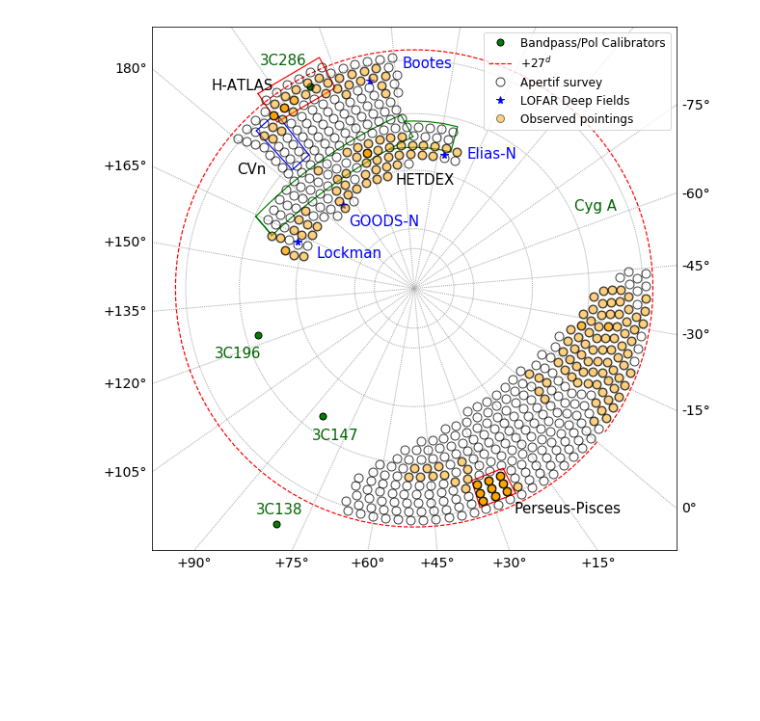
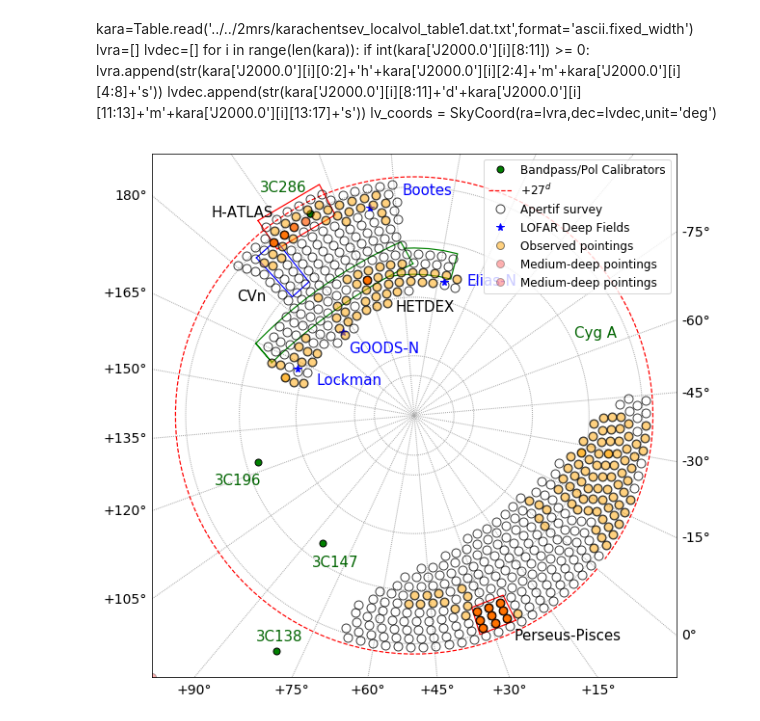
Before and after one commit to kmhess/apersched, a Jupyter notebook: footprint_check.ipynb, the cells around one changed output. Saved outputs shown, nothing was run; the diff lists cells and outputs as text; code cells hidden in the pictures; blank space fills up the shorter version.

```diff
--- a/footprint_check.ipynb
+++ b/footprint_check.ipynb
@@ -8,7 +8,7 @@ import matplotlib.pyplot as plt
 from mpl_toolkits.basemap import Basemap
 import numpy as np
 # %%
-f = fits.open('hetdex_vertices.fits')
+f = fits.open('ancillary_data/hetdex_vertices.fits')
 ravals = []
 decvals = []
 for i in range(0,len(f[1].data['HETDEX_RA'][0])):
@@ -140,9 +78,0 @@ gal_coords = SkyCoord(ra=galra,dec=galdec,unit='deg')
-# %%
-kara=Table.read('../../2mrs/karachentsev_localvol_table1.dat.txt',format='ascii.fixed_width')
-lvra=[]
-lvdec=[]
-for i in range(len(kara)):
-    if int(kara['J2000.0'][i][8:11]) >= 0:
-        lvra.append(str(kara['J2000.0'][i][0:2]+'h'+kara['J2000.0'][i][2:4]+'m'+kara['J2000.0'][i][4:8]+'s'))
-        lvdec.append(str(kara['J2000.0'][i][8:11]+'d'+kara['J2000.0'][i][11:13]+'m'+kara['J2000.0'][i][13:17]+'s'))
-lv_coords = SkyCoord(ra=lvra,dec=lvdec,unit='deg')
@@ -151,2 +93,11 @@ WARNING: IllegalSecondWarning: 'second' was found  to be '60.0', which is not in
+# %% [markdown]
+kara=Table.read('../../2mrs/karachentsev_localvol_table1.dat.txt',format='ascii.fixed_width')
+lvra=[]
+lvdec=[]
+for i in range(len(kara)):
+    if int(kara['J2000.0'][i][8:11]) >= 0:
+        lvra.append(str(kara['J2000.0'][i][0:2]+'h'+kara['J2000.0'][i][2:4]+'m'+kara['J2000.0'][i][4:8]+'s'))
+        lvdec.append(str(kara['J2000.0'][i][8:11]+'d'+kara['J2000.0'][i][11:13]+'m'+kara['J2000.0'][i][13:17]+'s'))
+lv_coords = SkyCoord(ra=lvra,dec=lvdec,unit='deg')
 # %%
 sched=Table.read('ancillary_data/all_sched.csv')
@@ -164,36 +111,32 @@ mds_coord=SkyCoord(survey['hmsdms'][(survey['label'] == 'm') | (survey['label']
 # %%
 plt.figure(figsize=[10,10])
 m=plotEverything()
 xpt,ypt=m(survey_coord.ra.deg,survey_coord.dec.deg)
 m.plot(xpt,ypt,'o',markersize=9,alpha=0.75,label='Apertif survey',mfc='none', markeredgecolor='black')
 
 xpt,ypt=m(lofar_coord.ra.deg,lofar_coord.dec.deg)
 m.plot(xpt,ypt,'o',markersize=8,alpha=1.0,label='LOFAR Deep Fields',color='blue', marker='*')
 
-# xpt,ypt=m(biggal_coord.ra.deg,biggal_coord.dec.deg)
-# m.plot(xpt,ypt,'o',markersize=8,alpha=1.0,label='Messier etc',mfc='orange', markeredgecolor='black')
-
 xpt,ypt=m(sched_coord.ra.deg,sched_coord.dec.deg)
 m.plot(xpt,ypt,'o',markersize=8,alpha=0.5,label='Observed pointings',mfc='orange', markeredgecolor='black')
 # m.plot(-100,-100,'o',markersize=8,alpha=0.5,label='Observed pointings',mfc='orange', markeredgecolor='black')
 
-# xpt,ypt=m(mds_coord.ra.deg,mds_coord.dec.deg)
-# m.plot(xpt,ypt,'o',markersize=8,alpha=0.3,label='Medium-deep pointings',mfc='red', markeredgecolor='black')
-# m.plot(-100,-100,'o',markersize=8,alpha=0.3,label='Medium-deep pointings',mfc='red', markeredgecolor='black')
+### Highlight MDS in red if you want:
+xpt,ypt=m(mds_coord.ra.deg,mds_coord.dec.deg)
+m.plot(xpt,ypt,'o',markersize=8,alpha=0.3,label='Medium-deep pointings',mfc='red', markeredgecolor='black')
+m.plot(-100,-100,'o',markersize=8,alpha=0.3,label='Medium-deep pointings',mfc='red', markeredgecolor='black')
 
 plt.legend(loc=1, fontsize='large')
 textlabel=['H-ATLAS','CVn','HETDEX','Perseus-Pisces']
 # plt.legend(loc=1, fontsize='large', framealpha=1.0, bbox_to_anchor=(1.25, 1.00))
 xlab,ylab=m([184.5,173,220,26],[13,35,63,25])
 for i in range(len(xlab)): plt.text(xlab[i],ylab[i],s=textlabel[i],fontsize=15)
 textlabel=['3C147','3C138','3C196','3C286','Cyg A']
 xlab,ylab=m([84,85,121,195.5,294],[43,16,35,17,44])
 for i in range(len(xlab)): plt.text(xlab[i],ylab[i],s=textlabel[i],fontsize=15,color='darkgreen')
 textlabel = ['Elias-N','GOODS-N','Bootes','Lockman']
 xlab,ylab = m([252,184,227,158],[54,67,32,64])
 for i in range(len(xlab)): plt.text(xlab[i],ylab[i],s=textlabel[i],fontsize=15,color='blue')
-# plt.savefig('../scheduling/apersched/ancillary_data/apertif_v6.10mar20.png',dpi=150,bbox_inches='tight')
-# plt.savefig('/Users/hess/apertif/scheduling/apersched/ancillary_data/apertif_pointings_ncp.v4.png',dpi=150,bbox_inches='tight')
-plt.savefig('/Users/hess/apertif/observed.11aug20.png',dpi=150,bbox_inches='tight')
+# plt.savefig('/Users/hess/apertif/observed.11aug20.png',dpi=150,bbox_inches='tight')
 # %% [output]
-[figure, old version]
+[figure, new version]
```
Also changed, not shown: parts of 6 cells of this notebook.
